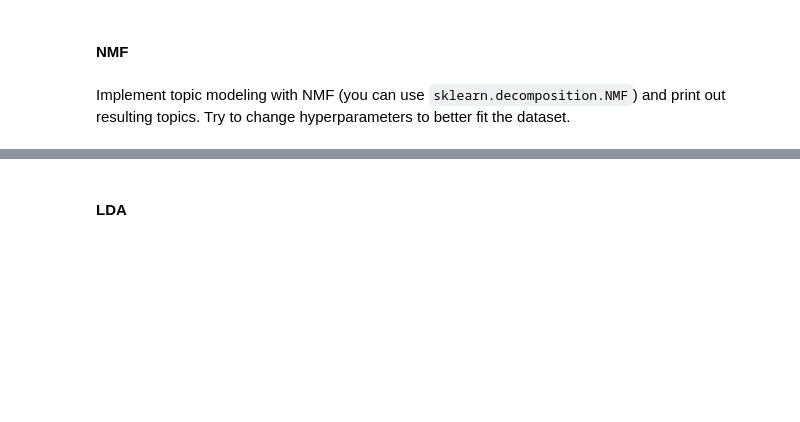
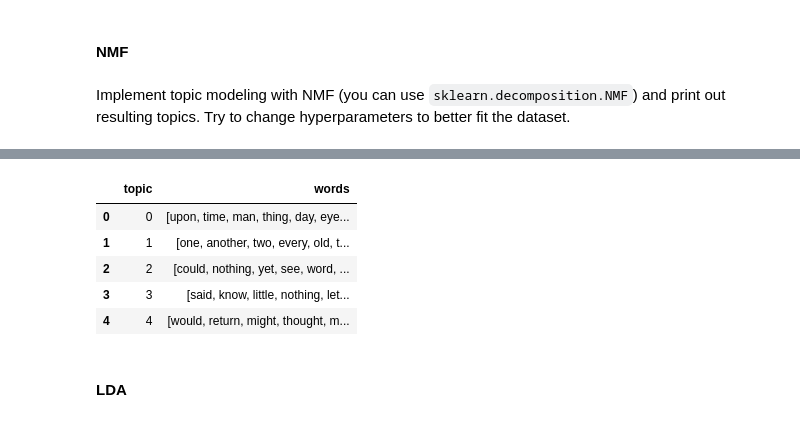
Before and after one commit to alex-mat-s/NLP_ITMO, a Jupyter notebook: ANLP_lab1_Alexandra_Matveeva_J41325c.ipynb, the cells around one changed output, grey strips where cells are left out. Drawn from its saved outputs; the diff is of its cells as text; code cells hidden in the pictures; blank space fills up the shorter version.

```diff
--- a/ANLP_lab1_Alexandra_Matveeva_J41325c.ipynb
+++ b/ANLP_lab1_Alexandra_Matveeva_J41325c.ipynb
@@ -455,6 +473,12 @@ def calculate_quality(model, texts, dictionary):
 ### Topic modeling
 # %% [markdown]
 Read and preprocess the dataset, divide it into train and test parts `sklearn.model_selection.train_test_split`. Test part will be used in classification part. For simplicity we do not perform cross-validation here, but you should remember about it.
+# %%
+text_ = []
+for seq in data['text']:
+    text_.append(' '.join(word for word in seq))
+
+data['text_'] =  text_
 # %% [markdown]
 Plot the histogram of resulting tokens counts in the processed datasets.
 # %%
@@ -481,7 +509,11 @@ fig.show()
 # %% [markdown]
 Implement topic modeling with NMF (you can use `sklearn.decomposition.NMF`) and print out resulting topics. Try to change hyperparameters to better fit the dataset.
 # %%
-tfidf_vectorizer = TfidfVectorizer(
-    preprocessor=''.join
-)
-tfidf = tfidf_vectorizer.fit_transform(data_train['text_cleaned'].tolist())
+tfidf_vectorizer = TfidfVectorizer(preprocessor=''.join)
+tfidf = tfidf_vectorizer.fit_transform(data['text_'].tolist())
+# %%
+nmf_model = NMF(n_components=5, random_state=10)
+
+nmf_model.fit(tfidf)
+nmf_features = nmf_model.transform(tfidf)
+components_df = pd.DataFrame(nmf_model.components_, columns=tfidf_vectorizer.get_feature_names_out())
@@ -488,3 +526,24 @@ tfidf = tfidf_vectorizer.fit_transform(data_train['text_cleaned'].tolist())
+# %%
+NMF_res = pd.DataFrame(columns=['topic', 'words'])
+
+topic_list = []
+words_list = []
+for topic in range(components_df.shape[0]):
+    tmp = components_df.iloc[topic]
+    words_list.append(components_df.iloc[topic].nlargest(10).index.tolist())
+    topic_list.append(topic)
+
+NMF_res['topic'] = topic_list
+NMF_res['words'] = words_list
+# %%
+NMF_res
+# %% [output]
+|  | topic | words |
+| 0 | 0 | [upon, time, man, thing, day, eye... |
+| 1 | 1 | [one, another, two, every, old, t... |
+| 2 | 2 | [could, nothing, yet, see, word, ... |
+| 3 | 3 | [said, know, little, nothing, let... |
+| 4 | 4 | [would, return, might, thought, m... |
 # %% [markdown]
 #### LDA
 # %% [markdown]
```
Also changed, not shown: parts of 22 cells of this notebook.
